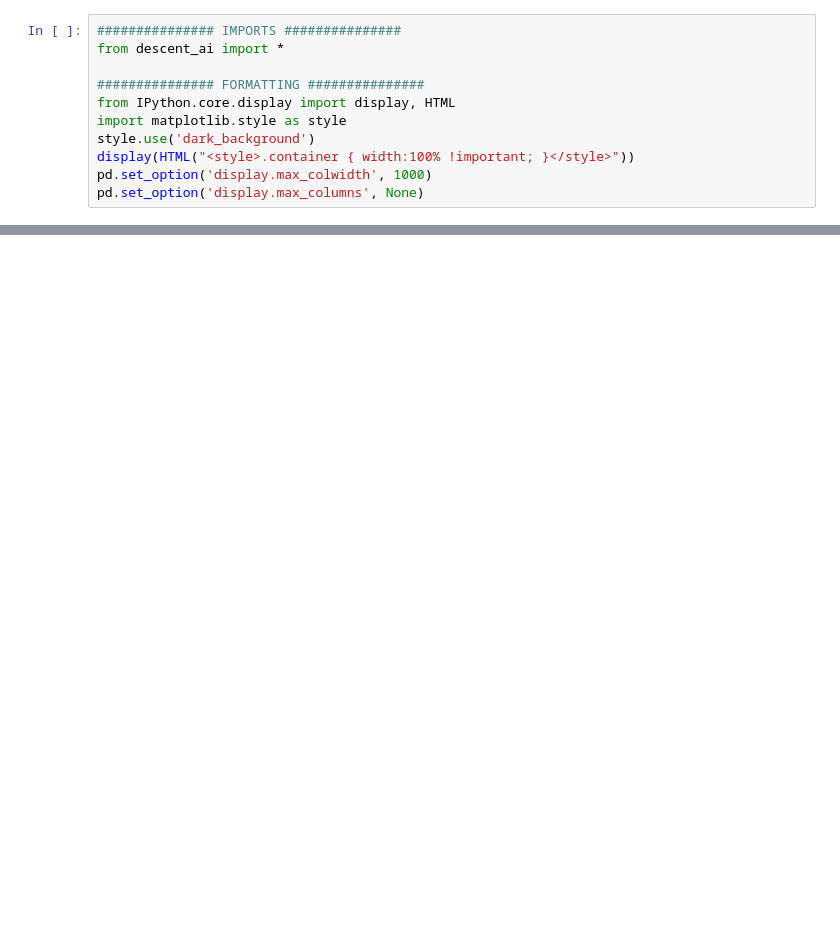
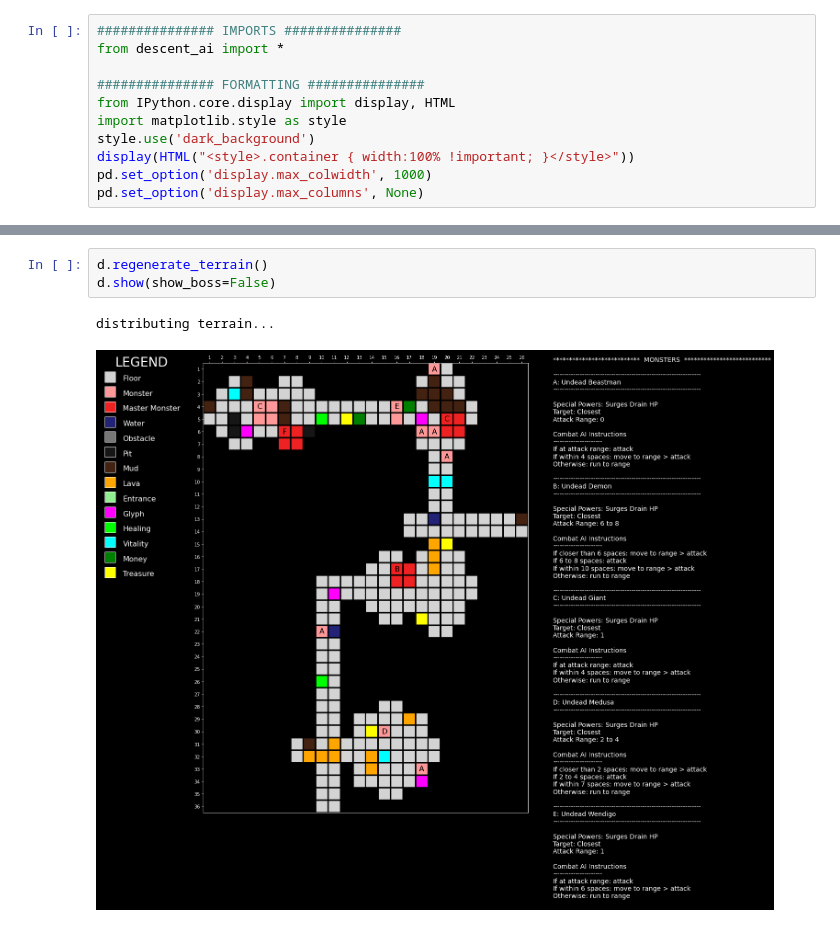
Before and after one commit to KevinCarr42/Descent_AI, a Jupyter notebook: ScenarioBuilder.ipynb, the cells around one changed output, grey strips where cells are left out. Saved outputs shown, nothing was run; the diff lists cells and outputs as text; blank space fills up the shorter version.

```diff
--- a/ScenarioBuilder.ipynb
+++ b/ScenarioBuilder.ipynb
@@ -32,0 +33,6 @@ complete!
+# %%
+d.regenerate_terrain()
+d.show(show_boss=False)
+# %% [output]
+distributing terrain...
+[figure, added]
```
Also changed, not shown: parts of 5 cells of this notebook, 1 other file.
